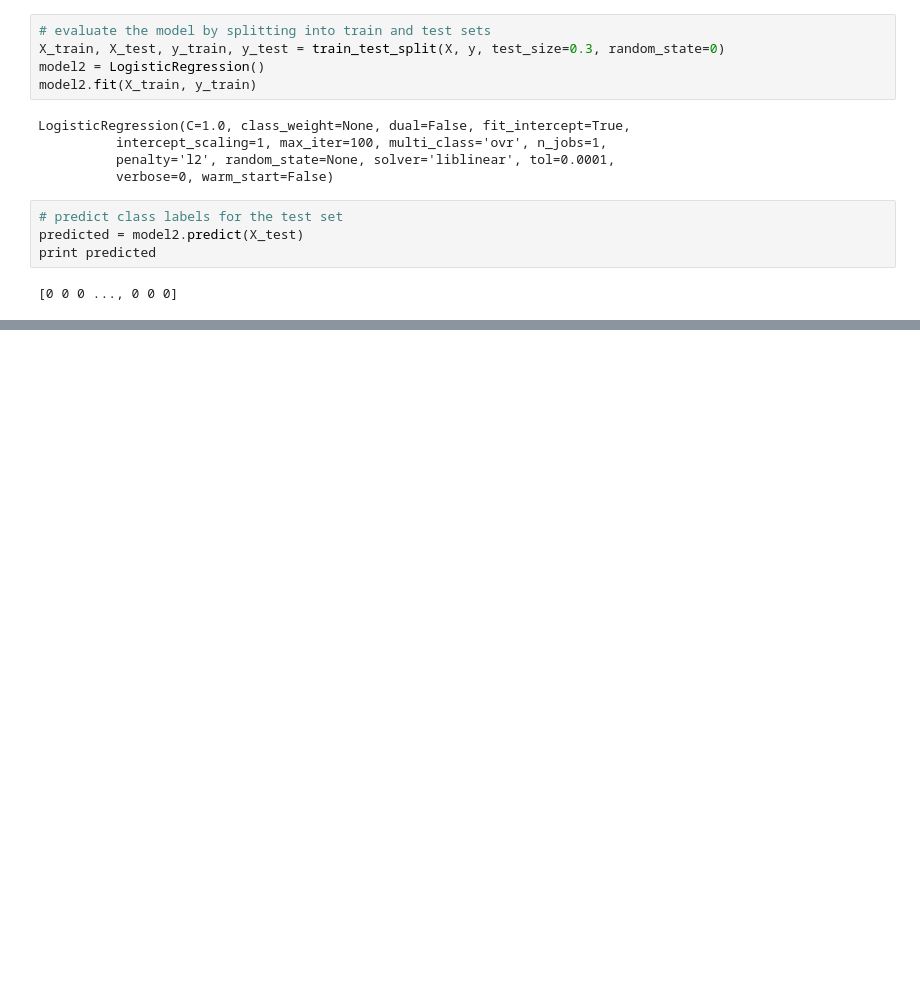
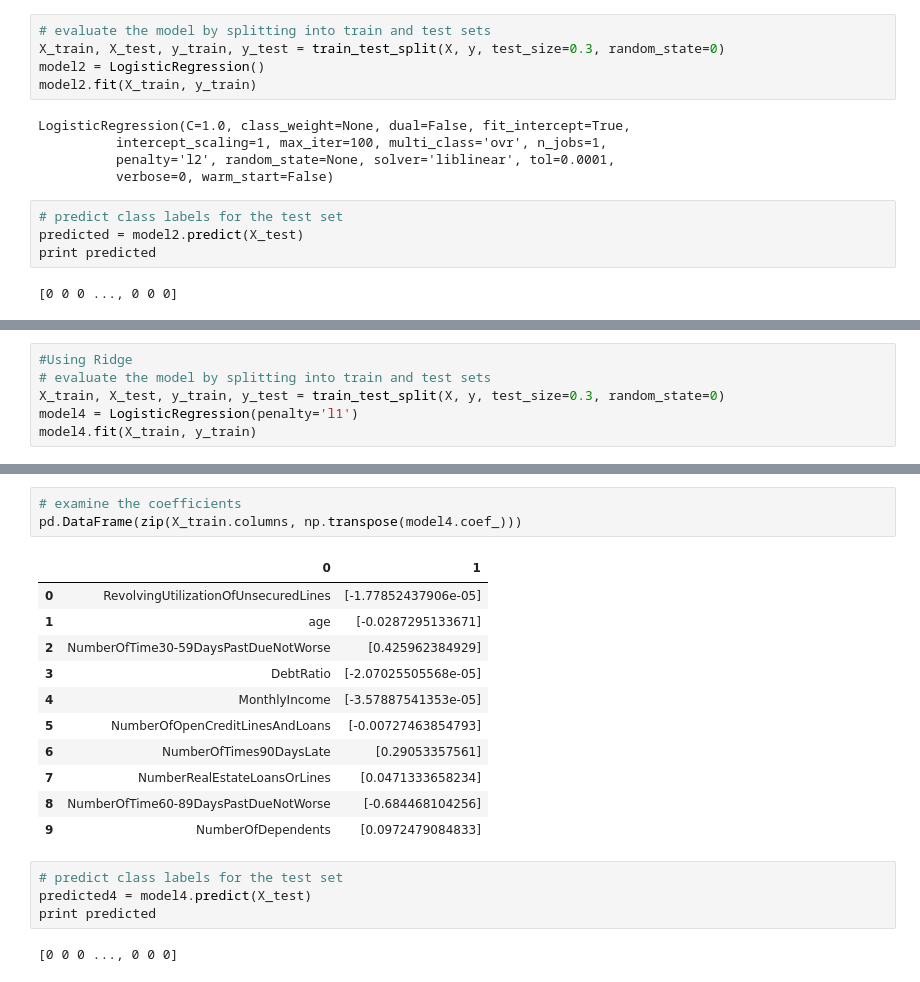
Before and after one commit to ClaudiaCM/Give_Me_Some_Credit, a Jupyter notebook: GA_Project.ipynb, the cells around one changed output, grey strips where cells are left out. Saved outputs shown, nothing was run; the diff lists cells and outputs as text; blank space fills up the shorter version.

```diff
--- a/GA_Project.ipynb
+++ b/GA_Project.ipynb
@@ -538,0 +661,6 @@ print scores.mean()
+# %%
+#Using Ridge
+# evaluate the model by splitting into train and test sets
+X_train, X_test, y_train, y_test = train_test_split(X, y, test_size=0.3, random_state=0)
+model4 = LogisticRegression(penalty='l1')
+model4.fit(X_train, y_train)
@@ -538,0 +679,21 @@ print scores.mean()
+# %%
+# examine the coefficients
+pd.DataFrame(zip(X_train.columns, np.transpose(model4.coef_)))
+# %% [output]
+|  | 0 | 1 |
+| 0 | RevolvingUtilizationOfUnsecuredLines | [-1.77852437906e-05] |
+| 1 | age | [-0.0287295133671] |
+| 2 | NumberOfTime30-59DaysPastDueNotWorse | [0.425962384929] |
+| 3 | DebtRatio | [-2.07025505568e-05] |
+| 4 | MonthlyIncome | [-3.57887541353e-05] |
+| 5 | NumberOfOpenCreditLinesAndLoans | [-0.00727463854793] |
+| 6 | NumberOfTimes90DaysLate | [0.29053357561] |
+| 7 | NumberRealEstateLoansOrLines | [0.0471333658234] |
+| 8 | NumberOfTime60-89DaysPastDueNotWorse | [-0.684468104256] |
+| 9 | NumberOfDependents | [0.0972479084833] |
+# %%
+# predict class labels for the test set
+predicted4 = model4.predict(X_test)
+print predicted
+# %% [output]
+[0 0 0 ..., 0 0 0]
```
Also changed, not shown: parts of 76 cells of this notebook, 1 other file.
